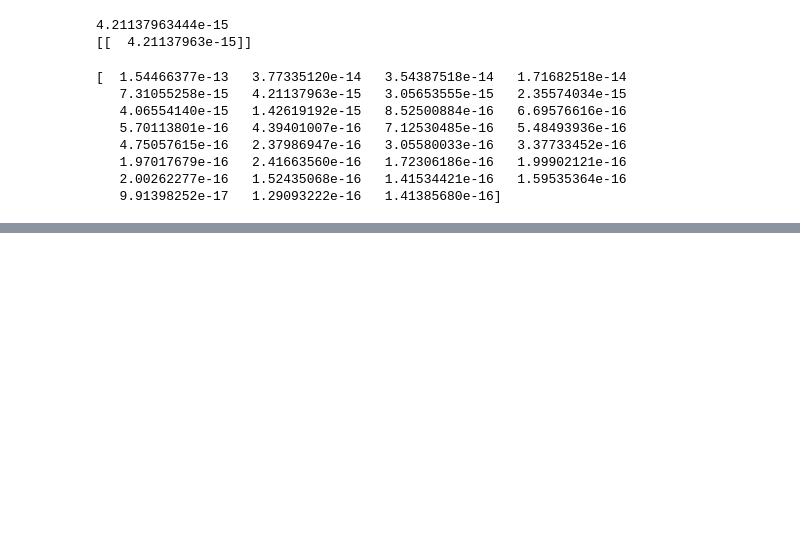
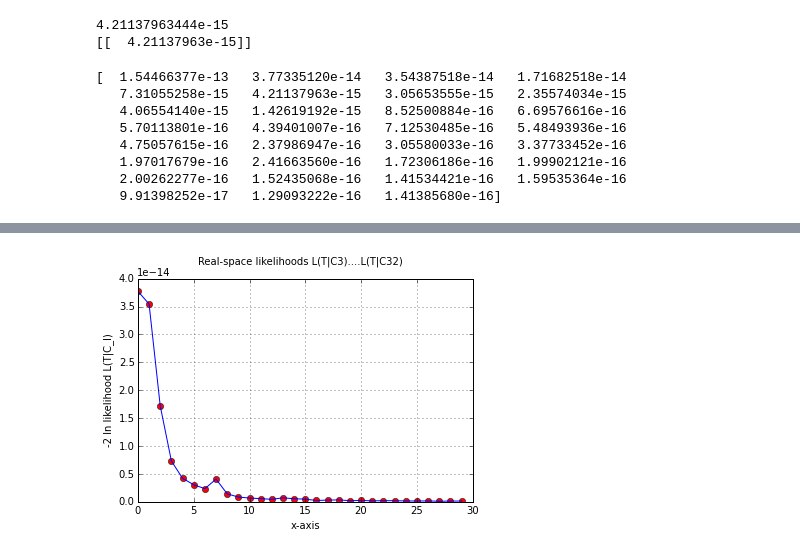
Before and after one commit to evanbiederstedt/CMBintheLikeHoodz, a Jupyter notebook: Likelihood_Comparison/June29_CMB_Likelihoods_2015.ipynb, the cells around one changed output, grey strips where cells are left out. Saved outputs shown, nothing was run; the diff lists cells and outputs as text; code cells hidden in the pictures; blank space fills up the shorter version.

```diff
--- a/Likelihood_Comparison/June29_CMB_Likelihoods_2015.ipynb
+++ b/Likelihood_Comparison/June29_CMB_Likelihoods_2015.ipynb
@@ -747,0 +749,13 @@ plt.plot(xx,yy)  # Plot Likelihood(T | C_l)
+# %%
+#
+# Remove the C2 values, L(T|C2)
+#
+fig1 = plt.figure()
+plt.plot(likevalues[1:], 'ro')
+plt.plot(likevalues[1:])
+fig1.suptitle('Real-space likelihoods L(T|C3)....L(T|C32)')
+plt.xlabel('x-axis')
+plt.ylabel('-2 ln likelihood L(T|C_l)')
+plt.grid()
+# %% [output]
+[figure, added]
```
Also changed, not shown: parts of 13 cells of this notebook.
